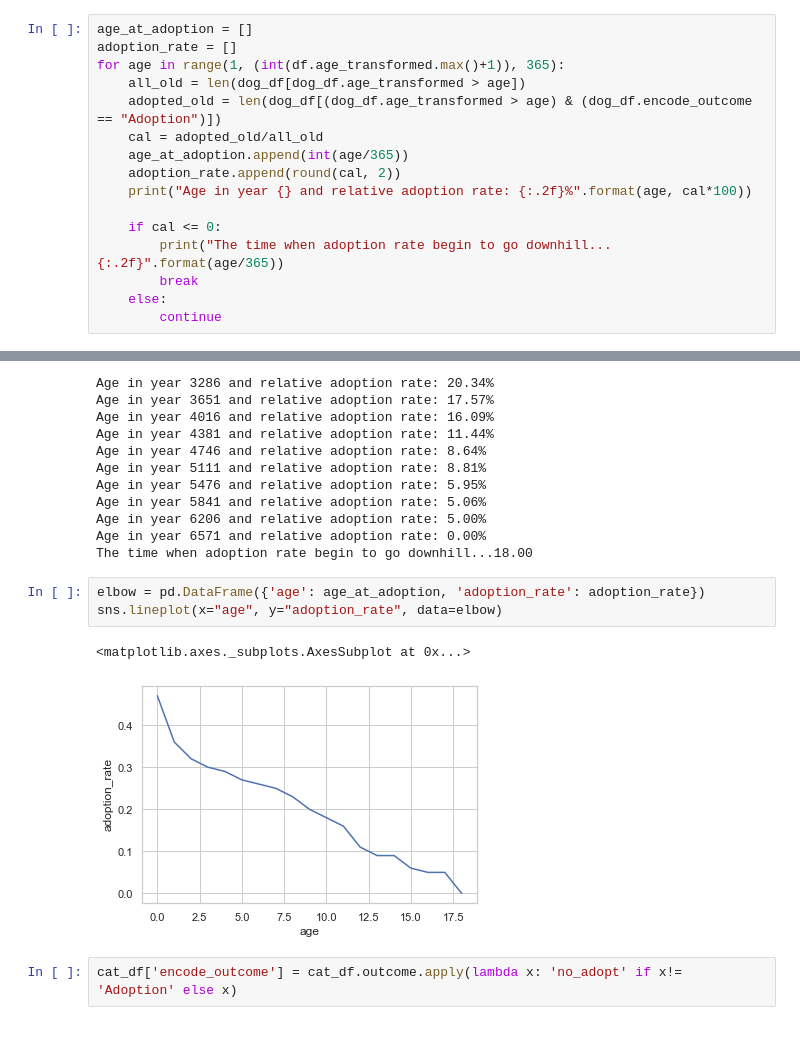
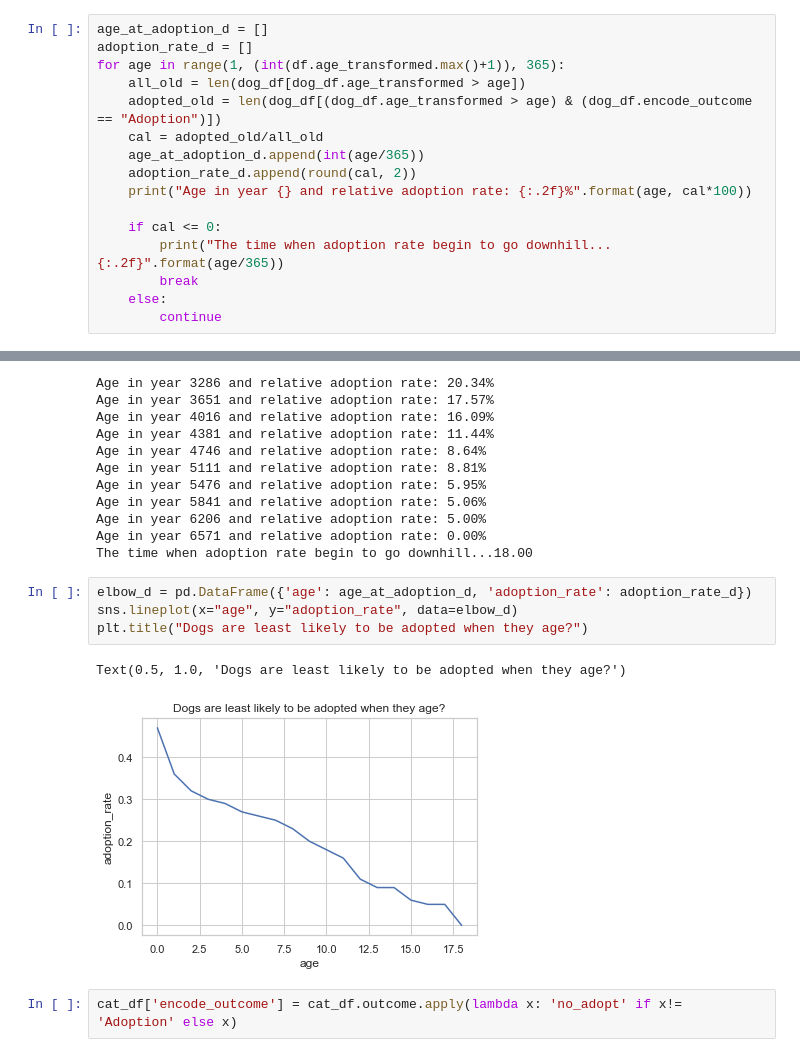
Before and after one commit to Jacqueline-A-Shay/Animal_Shelter, a Jupyter notebook: u.ipynb, the cells around one changed output, grey strips where cells are left out. Saved outputs shown, nothing was run; the diff lists cells and outputs as text.

```diff
--- a/u.ipynb
+++ b/u.ipynb
@@ -425,14 +425,14 @@ all_old = len(dog_df[dog_df.age_transformed > 2])
 adopted_old = len(dog_df[(dog_df.age_transformed > 2) & (dog_df.encode_outcome == "Adoption")])
 cal = adopted_old/all_old
 # %%
-age_at_adoption = []
-adoption_rate = []
+age_at_adoption_d = []
+adoption_rate_d = []
 for age in range(1, (int(df.age_transformed.max()+1)), 365):
     all_old = len(dog_df[dog_df.age_transformed > age])
     adopted_old = len(dog_df[(dog_df.age_transformed > age) & (dog_df.encode_outcome == "Adoption")])
     cal = adopted_old/all_old
-    age_at_adoption.append(int(age/365))
-    adoption_rate.append(round(cal, 2))
+    age_at_adoption_d.append(int(age/365))
+    adoption_rate_d.append(round(cal, 2))
     print("Age in year {} and relative adoption rate: {:.2f}%".format(age, cal*100))
 
     if cal <= 0:
@@ -462,11 +462,12 @@ Age in year 6206 and relative adoption rate: 5.00%
 Age in year 6571 and relative adoption rate: 0.00%
 The time when adoption rate begin to go downhill...18.00
 # %%
-elbow = pd.DataFrame({'age': age_at_adoption, 'adoption_rate': adoption_rate})
-sns.lineplot(x="age", y="adoption_rate", data=elbow)
+elbow_d = pd.DataFrame({'age': age_at_adoption_d, 'adoption_rate': adoption_rate_d})
+sns.lineplot(x="age", y="adoption_rate", data=elbow_d)
+plt.title("Dogs are least likely to be adopted when they age?")
 # %% [output]
-<matplotlib.axes._subplots.AxesSubplot at 0x...>
+Text(0.5, 1.0, 'Dogs are least likely to be adopted when they age?')
-[figure, old version]
+[figure, new version]
 # %%
 cat_df['encode_outcome'] = cat_df.outcome.apply(lambda x: 'no_adopt' if x!= 'Adoption' else x)
 # %% [output]
```
Also changed, not shown: parts of 6 cells of this notebook.
